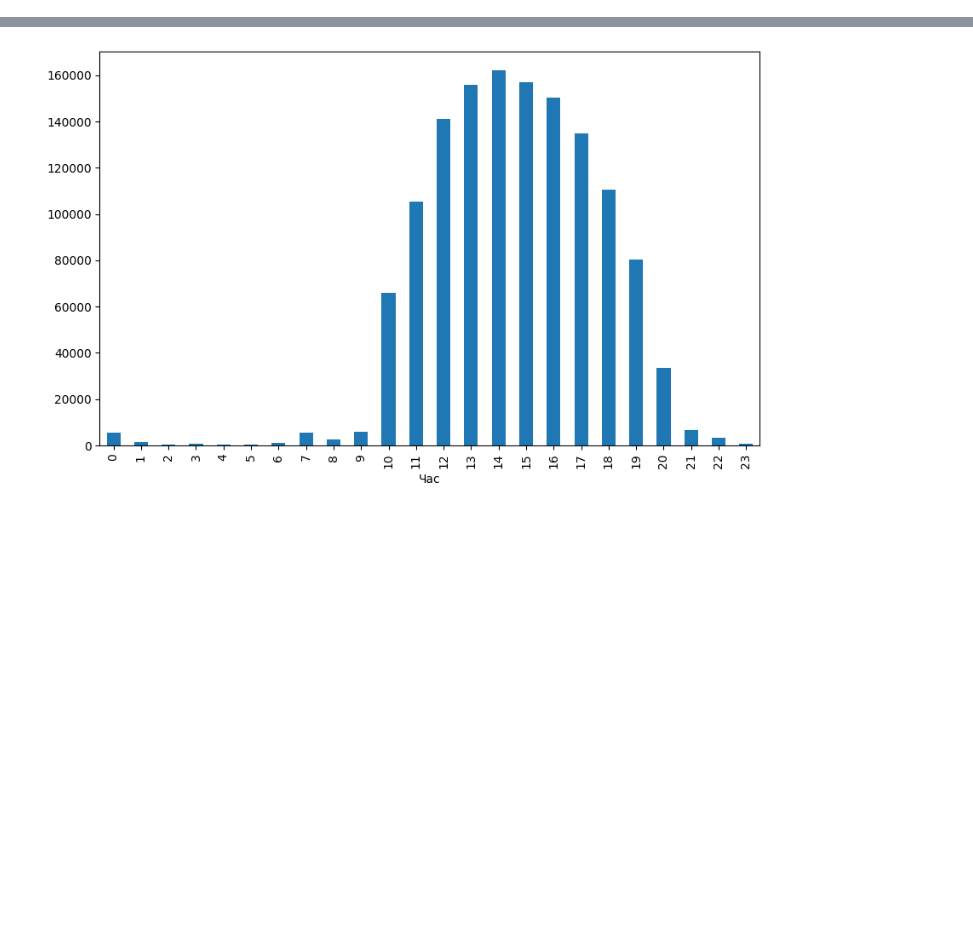
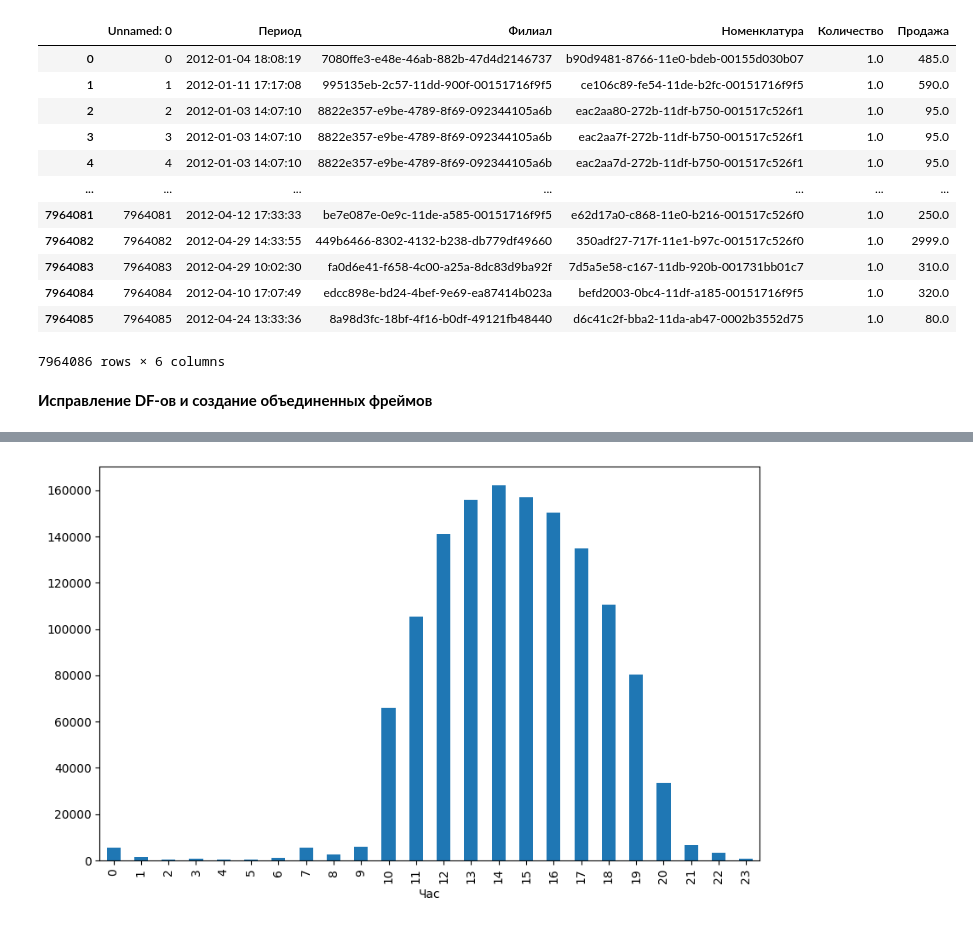
Before and after one commit to 7Webb7/tz_analysis, a Jupyter notebook: нормальный код.ipynb, the cells around one changed output, grey strips where cells are left out. Saved outputs shown, nothing was run; the diff lists cells and outputs as text; code cells hidden in the pictures; blank space fills up the shorter version.

```diff
--- a/нормальный код.ipynb
+++ b/нормальный код.ipynb
@@ -1,16 +1,44 @@
 # %%
 import pandas as pd
 import re
 import matplotlib.pyplot as plt
+import time
+import psycopg2
+from sqlalchemy import create_engine
+
+engine = create_engine('postgresql://postgres:s5kq91@localhost/sales_data')
+
 df_sales = pd.read_csv("data_files/t_sales.csv")
 sales = pd.DataFrame(df_sales)
+t_sales = pd.DataFrame(df_sales)
 
 df_branches = pd.read_csv("data_files/t_branches.csv")
 branches = pd.DataFrame(df_branches)
+t_branches = pd.DataFrame(df_branches)
 
 df_products = pd.read_csv("data_files/t_products.csv")
 products = pd.DataFrame(df_products)
+t_products = pd.DataFrame(df_products)
 
 df_cities = pd.read_csv("data_files/t_cities.csv")
 cities = pd.DataFrame(df_cities)
+t_cities = pd.DataFrame(df_cities)
+
+t_sales
+# %% [output]
+|  | Unnamed: 0 | Период | Филиал | Номенклатура | Количество | Продажа |
+| 0 | 0 | 2012-01-04 18:08:19 | 7080ffe3-e48e-46ab-882b-47d4d2146737 | b90d9481-8766-11e0-bdeb-00155d030b07 | 1.0 | 485.0 |
+| 1 | 1 | 2012-01-11 17:17:08 | 995135eb-2c57-11dd-900f-00151716f9f5 | ce106c89-fe54-11de-b2fc-00151716f9f5 | 1.0 | 590.0 |
+| 2 | 2 | 2012-01-03 14:07:10 | 8822e357-e9be-4789-8f69-092344105a6b | eac2aa80-272b-11df-b750-001517c526f1 | 1.0 | 95.0 |
+| 3 | 3 | 2012-01-03 14:07:10 | 8822e357-e9be-4789-8f69-092344105a6b | eac2aa7f-272b-11df-b750-001517c526f1 | 1.0 | 95.0 |
+| 4 | 4 | 2012-01-03 14:07:10 | 8822e357-e9be-4789-8f69-092344105a6b | eac2aa7d-272b-11df-b750-001517c526f1 | 1.0 | 95.0 |
+| ... | ... | ... | ... | ... | ... | ... |
+| 7964081 | 7964081 | 2012-04-12 17:33:33 | be7e087e-0e9c-11de-a585-00151716f9f5 | e62d17a0-c868-11e0-b216-001517c526f0 | 1.0 | 250.0 |
+| 7964082 | 7964082 | 2012-04-29 14:33:55 | 449b6466-8302-4132-b238-db779df49660 | 350adf27-717f-11e1-b97c-001517c526f0 | 1.0 | 2999.0 |
+| 7964083 | 7964083 | 2012-04-29 10:02:30 | fa0d6e41-f658-4c00-a25a-8dc83d9ba92f | 7d5a5e58-c167-11db-920b-001731bb01c7 | 1.0 | 310.0 |
+| 7964084 | 7964084 | 2012-04-10 17:07:49 | edcc898e-bd24-4bef-9e69-ea87414b023a | befd2003-0bc4-11df-a185-00151716f9f5 | 1.0 | 320.0 |
+| 7964085 | 7964085 | 2012-04-24 13:33:36 | 8a98d3fc-18bf-4f16-b0df-49121fb48440 | d6c41c2f-bba2-11da-ab47-0002b3552d75 | 1.0 | 80.0 |
+7964086 rows × 6 columns
+# %% [markdown]
+**Исправление DF-ов и создание объединенных фреймов**
 # %%
```
Also changed, not shown: parts of 13 cells of this notebook.
